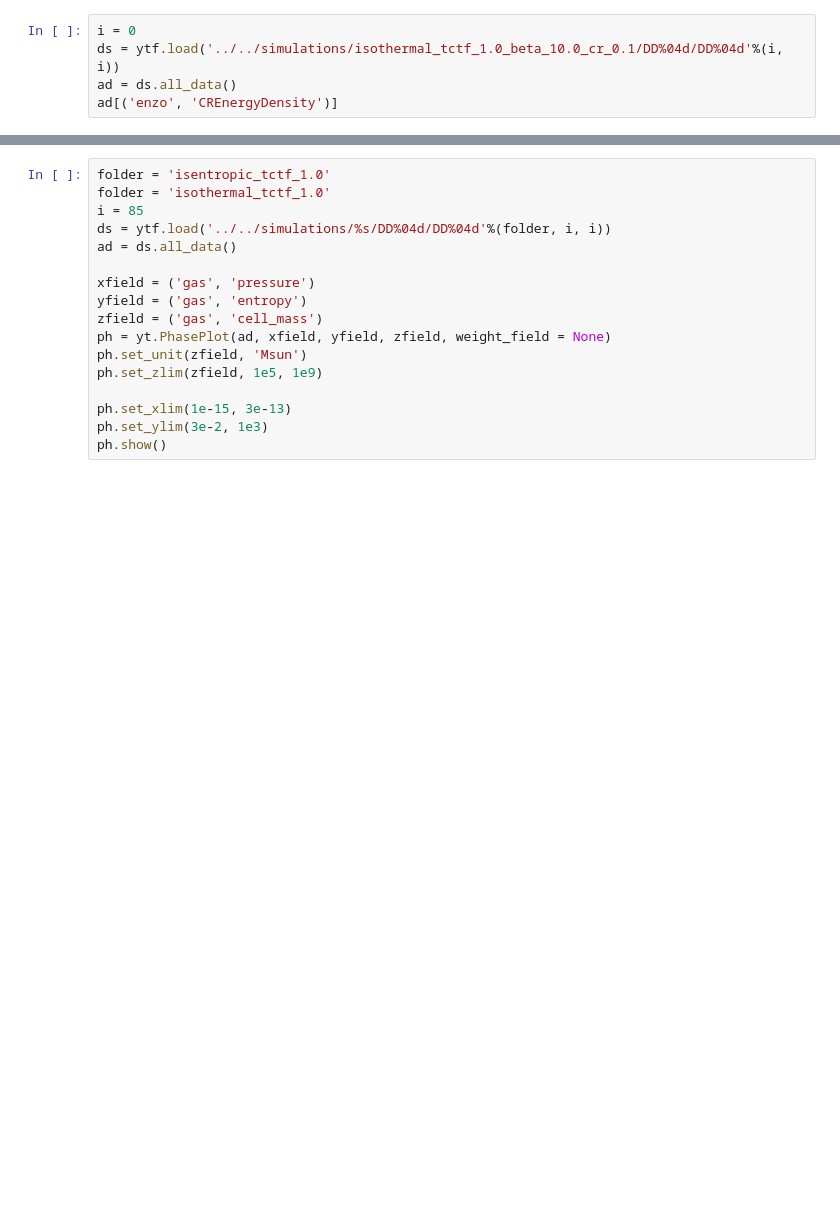
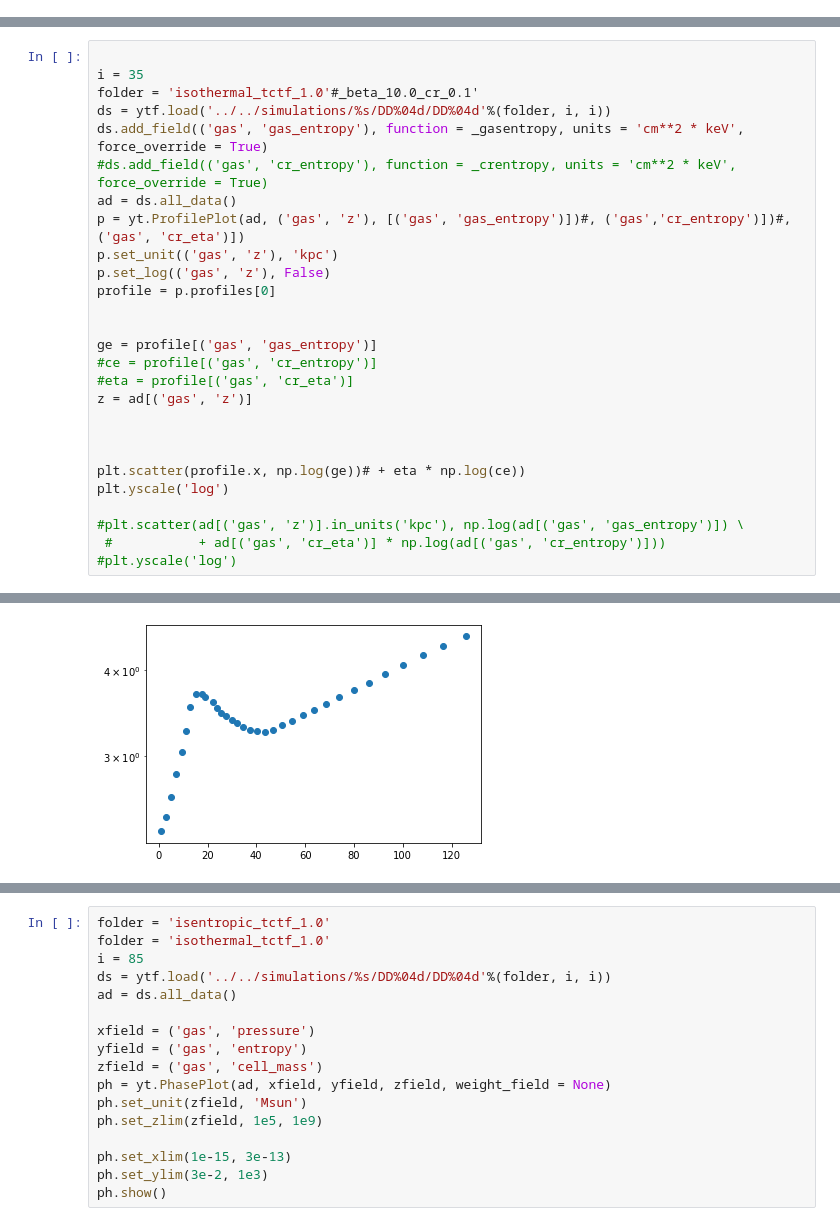
Before and after one commit to ibutsky/thermal_instabilities, a Jupyter notebook: analysis/test.ipynb, the cells around one changed output, grey strips where cells are left out. Saved outputs shown, nothing was run; the diff lists cells and outputs as text; blank space fills up the shorter version.

```diff
--- a/analysis/test.ipynb
+++ b/analysis/test.ipynb
@@ -197,5 +95,0 @@ yt : [INFO     ] 2019-10-28 08:15:19,979 Projection completed
-# %%
-i = 0
-ds = ytf.load('../../simulations/isothermal_tctf_1.0_beta_10.0_cr_0.1/DD%04d/DD%04d'%(i, i))
-ad = ds.all_data()
-ad[('enzo', 'CREnergyDensity')]
@@ -216,0 +131,28 @@ YTArray([2.8851102 , 2.88841928, 2.90308289, ..., 3.01281512, 2.97488759,
+# %%
+
+i = 35
+folder = 'isothermal_tctf_1.0'#_beta_10.0_cr_0.1'
+ds = ytf.load('../../simulations/%s/DD%04d/DD%04d'%(folder, i, i))
+ds.add_field(('gas', 'gas_entropy'), function = _gasentropy, units = 'cm**2 * keV', force_override = True)
+#ds.add_field(('gas', 'cr_entropy'), function = _crentropy, units = 'cm**2 * keV', force_override = True)
+ad = ds.all_data()
+p = yt.ProfilePlot(ad, ('gas', 'z'), [('gas', 'gas_entropy')])#, ('gas','cr_entropy')])#, ('gas', 'cr_eta')])
+p.set_unit(('gas', 'z'), 'kpc')
+p.set_log(('gas', 'z'), False)
+profile = p.profiles[0]
+
+
+ge = profile[('gas', 'gas_entropy')]
+#ce = profile[('gas', 'cr_entropy')]
+#eta = profile[('gas', 'cr_eta')]
+z = ad[('gas', 'z')]
+
+
+
+plt.scatter(profile.x, np.log(ge))# + eta * np.log(ce))
+plt.yscale('log')
+
+#plt.scatter(ad[('gas', 'z')].in_units('kpc'), np.log(ad[('gas', 'gas_entropy')]) \
+ #           + ad[('gas', 'cr_eta')] * np.log(ad[('gas', 'cr_entropy')]))
+#plt.yscale('log')
+# %% [output]
@@ -216,0 +165 @@ YTArray([2.8851102 , 2.88841928, 2.90308289, ..., 3.01281512, 2.97488759,
+[figure, added]
```
Also changed, not shown: parts of 14 cells of this notebook, 2 other files.
